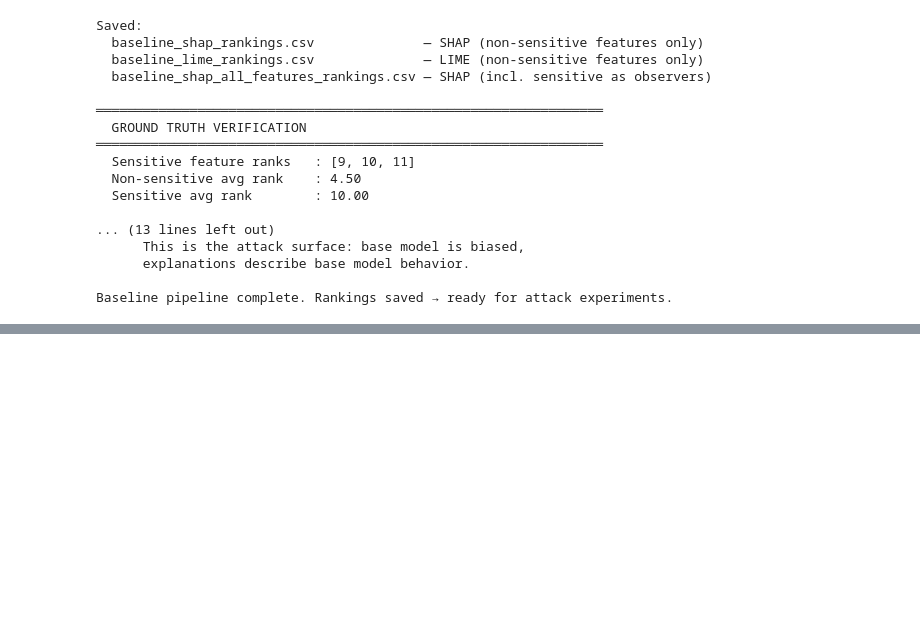
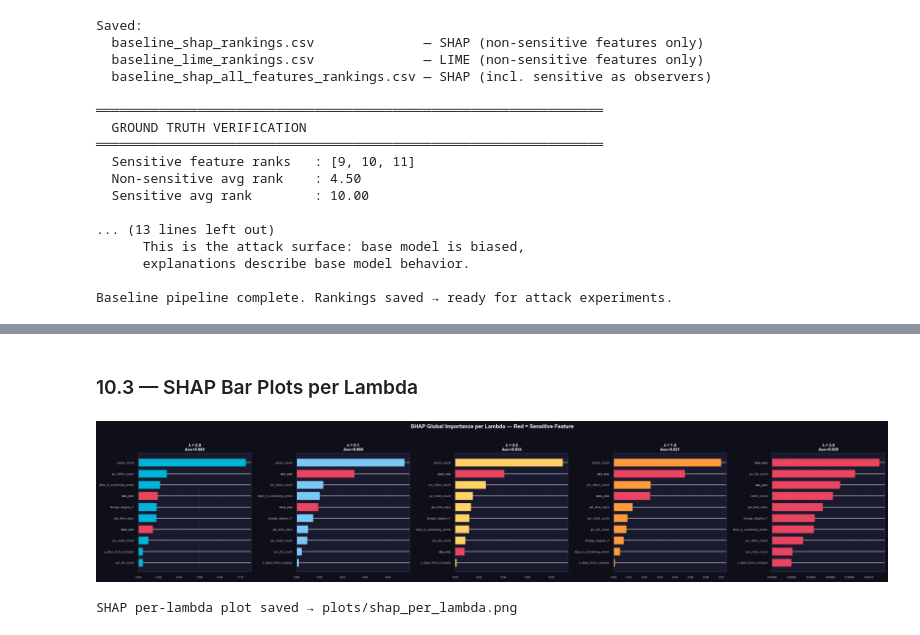
Before and after one commit to AdisheshBalaji/Explanation-Guided-Attacks, a Jupyter notebook: main.ipynb, the cells around one changed output, grey strips where cells are left out. Drawn from its saved outputs; the diff is of its cells as text; code cells hidden in the pictures; blank space fills up the shorter version.

```diff
--- a/main.ipynb
+++ b/main.ipynb
@@ -1006,0 +1406,39 @@ Baseline pipeline complete. Rankings saved → ready for attack experiments.
+# %% [markdown]
+### 10.3 — SHAP Bar Plots per Lambda
+# %%
+fig, axes = plt.subplots(1, len(results), figsize=(5*len(results), 5),
+                          facecolor=DARK)
+
+PALETTE = [TEAL, '#7bc8f6', GOLD, '#ff9a3c', ACCENT]
+
+for ax, r, col in zip(axes, results, PALETTE):
+    imp  = np.array(r['shap_importances'])
+    order = np.argsort(imp)[::-1]
+    feats = [ADV_FEATURES[i] for i in order]
+    vals  = imp[order]
+
+    bar_colors = [ACCENT if f in target_features else col for f in feats]
+    bars = ax.barh(range(len(feats)), vals[::-1],
+                   color=bar_colors[::-1], edgecolor='none', height=0.7)
+    ax.set_yticks(range(len(feats)))
+    ax.set_yticklabels(feats[::-1], fontsize=7.5, color='#c0c0c0')
+    for i, (f, v) in enumerate(zip(feats[::-1], vals[::-1])):
+        if f in target_features:
+            ax.get_yticklabels()[i].set_color(ACCENT)
+            ax.get_yticklabels()[i].set_fontweight('bold')
+    ax.set_facecolor(PANEL)
+    for sp in ax.spines.values(): sp.set_color('#2d2d4e')
+    ax.tick_params(colors='#c0c0c0', labelsize=7)
+    ax.set_title(f'λ = {r["lambda"]}\nAcc={r["acc"]:.3f}', color='white',
+                 fontsize=9, fontweight='bold', pad=6)
+    ax.grid(axis='x', color='#2d2d4e', lw=0.6, alpha=0.7)
+
+fig.suptitle("SHAP Global Importance per Lambda — Red = Sensitive Feature",
+             color='white', fontsize=12, fontweight='bold', y=1.01)
+plt.tight_layout()
+plt.savefig('plots/shap_per_lambda.png', dpi=150, bbox_inches='tight', facecolor=DARK)
+plt.show()
+print("SHAP per-lambda plot saved → plots/shap_per_lambda.png")
+# %% [output]
+[figure, added]
+SHAP per-lambda plot saved → plots/shap_per_lambda.png
```
Also changed, not shown: parts of 22 cells of this notebook, 1 other file.
